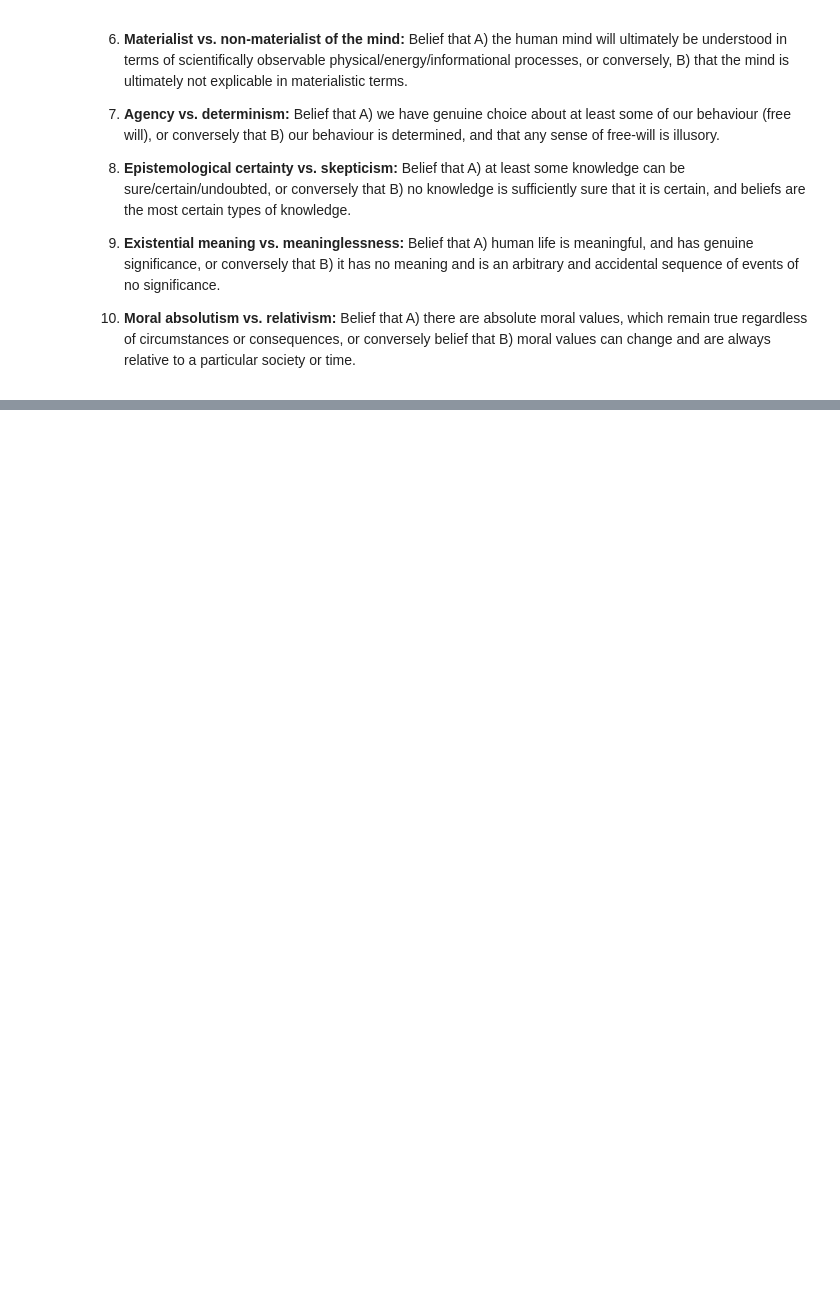
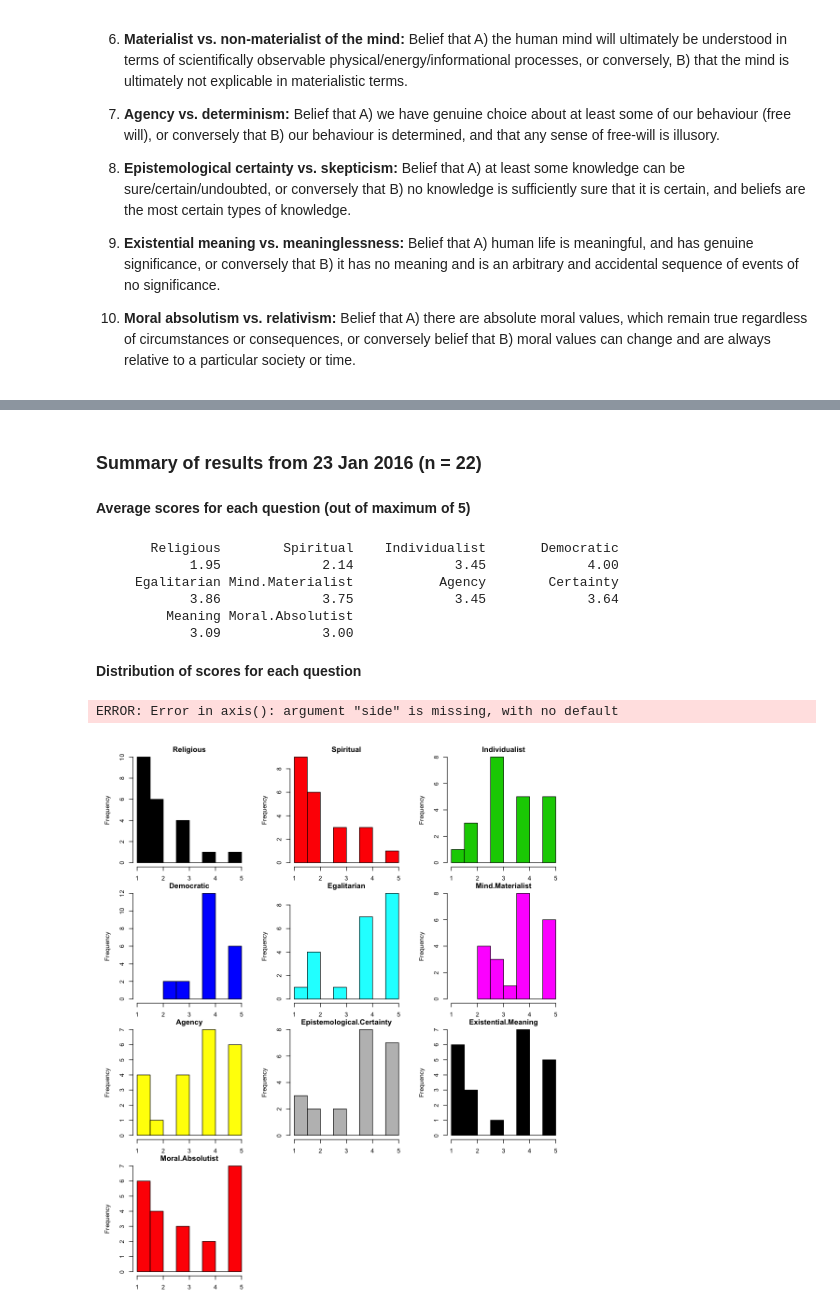
Before and after one commit to claussian/core-beliefs, a Jupyter notebook: Core beliefs questionnaire factor analysis.ipynb, the cells around one changed output, grey strips where cells are left out. Drawn from its saved outputs; the diff is of its cells as text; code cells hidden in the pictures; blank space fills up the shorter version.

```diff
--- a/Core beliefs questionnaire factor analysis.ipynb
+++ b/Core beliefs questionnaire factor analysis.ipynb
@@ -28,0 +27,31 @@
+# %% [markdown]
+### Summary of results from 23 Jan 2016 (n = 22)
+# %%
+bl <- read.csv('Core Beliefs experiment.csv', header=F)
+names(bl) <- c('Religious','Spiritual','Individualist','Democratic','Egalitarian',
+               'Mind.Materialist','Agency','Epistemological.Certainty','Existential.Meaning','Moral.Absolutist')
+bmat <- as.matrix(bl)
+# %% [markdown]
+**Average scores for each question (out of maximum of 5)**
+# %%
+av <- round(colSums(bl)/nrow(bl),2)
+av
+# %% [output]
+       Religious        Spiritual    Individualist       Democratic
+            1.95             2.14             3.45             4.00
+     Egalitarian Mind.Materialist           Agency        Certainty
+            3.86             3.75             3.45             3.64
+         Meaning Moral.Absolutist
+            3.09             3.00
+# %% [markdown]
+**Distribution of scores for each question**
+# %%
+options(repr.plot.width=10, repr.plot.height=10)
+par(mar = c(2, 4, 1, 2), mfrow = c(4, 3), oma=c(1,1,1,11))
+colors <- c(palette()[1:8],palette()[1:2])
+for(i in 1:10){
+    hist(bl[,i],breaks=10,col=colors[i],main=names(bl[i]),xlim=c(1,5),ylab='Frequency')
+    }
+# %% [output]
+ERROR: Error in axis(): argument "side" is missing, with no default
+[figure, added]
```
Also changed, not shown: parts of 1 cell of this notebook.
